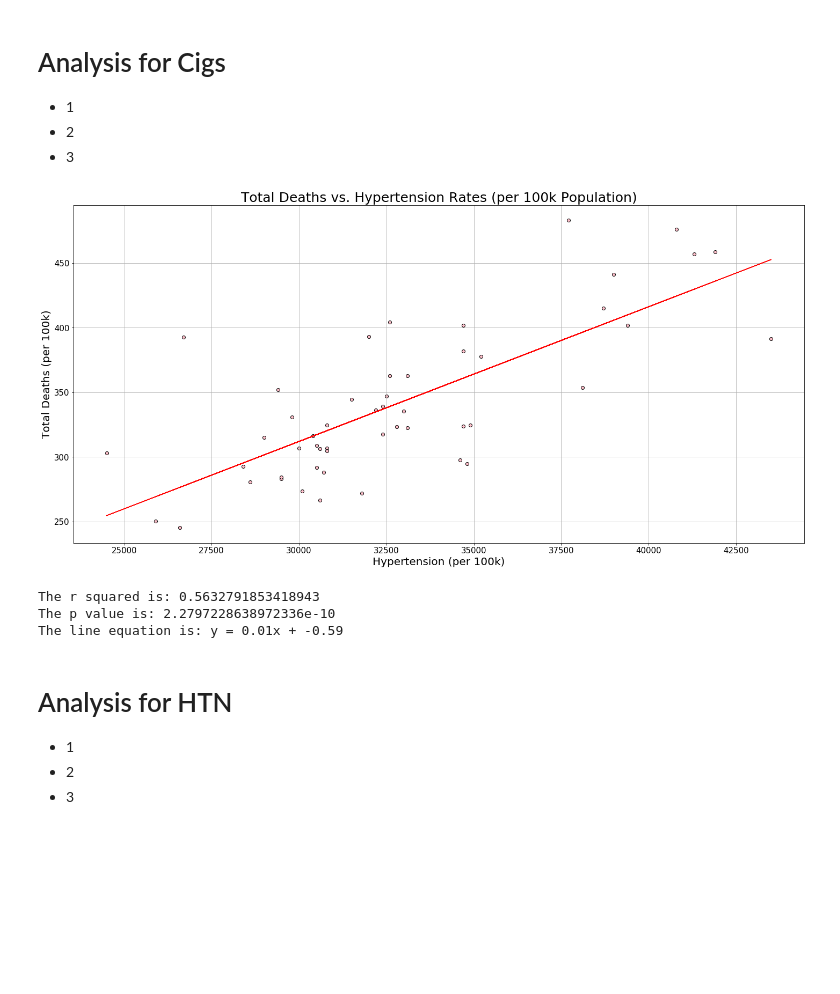
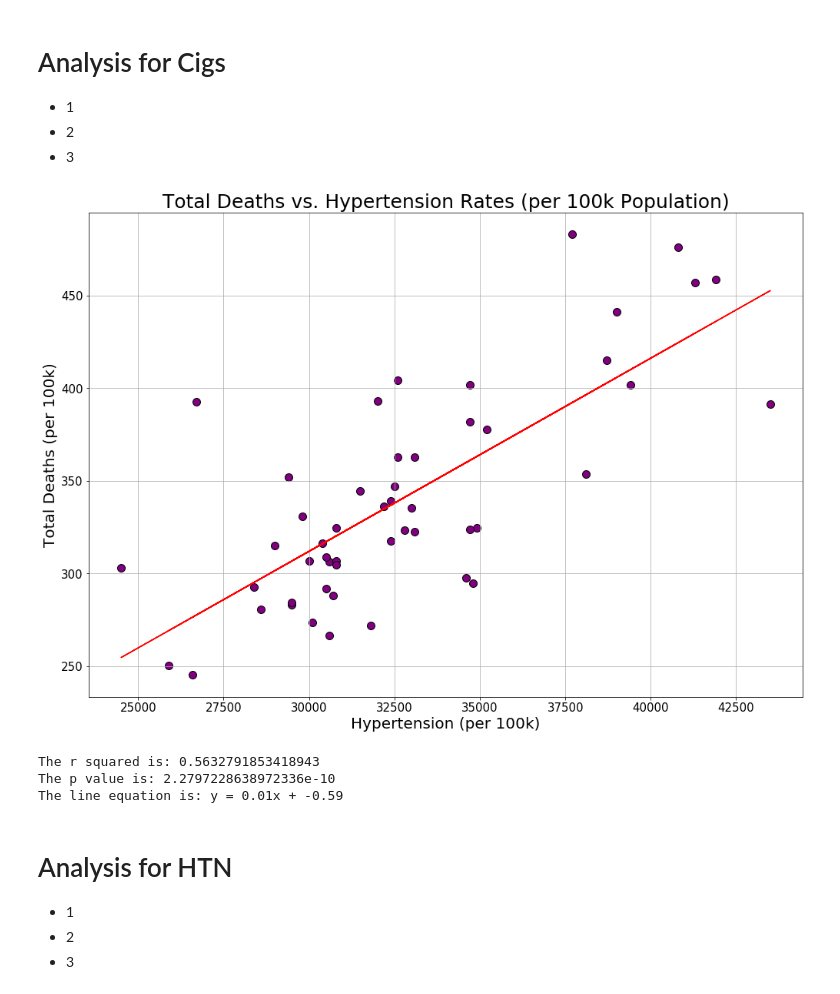
Before and after one commit to ASooklall/project-1-cvd, a Jupyter notebook: project-1-team-6.ipynb, the cells around one changed output. Drawn from its saved outputs; the diff is of its cells as text; code cells hidden in the pictures; blank space fills up the shorter version.

```diff
--- a/project-1-team-6.ipynb
+++ b/project-1-team-6.ipynb
@@ -103,33 +103,33 @@ The line equation is: y = 0.01x + 152.63
 # %%
 #linear regression
 x_values_htn = base_df['Hypertension']
 y_values_htn = base_df['Total Deaths']
 (htn_slope, htn_intercept, htn_rvalue, htn_pvalue, htn_stderr) = linregress(x_values_htn, y_values_htn)
 regress_values_htn = x_values_htn * htn_slope + htn_intercept
 line_eq_htn = "y = " + str(round(htn_slope,2)) + "x + " + str(round(htn_intercept,2))
 
 # total deaths vs hypertension
-plt.figure(figsize=(20,10))
-deaths_vs_htn = plt.scatter(base_df['Hypertension'],base_df['Total Deaths'],marker='o',c='pink',edgecolor='black')
+plt.figure(figsize=(14,10))
+deaths_vs_htn = plt.scatter(base_df['Hypertension'],base_df['Total Deaths'],marker='o',c='Purple',edgecolor='black',s=100)
 plt.plot(x_values_htn,regress_values_htn,"r-")
 plt.grid()
 plt.title('Total Deaths vs. Hypertension Rates (per 100k Population)',size=25)
 plt.xlabel('Hypertension (per 100k)',size=20)
 plt.ylabel("Total Deaths (per 100k)",size=20)
 plt.xticks(size=15)
 plt.yticks(size=15)
 plt.tight_layout(pad=1)
 
 plt.savefig('CVD_plots/deaths_v_htn.png')
 plt.show()
 
 
 #r2
 print(f'The r squared is: {htn_rvalue**2}')
 print(f'The p value is: {htn_pvalue}')
 print(f'The line equation is: {line_eq_htn}')
 # %% [output]
-[figure, old version]
+[figure, new version]
 The r squared is: 0.5632791853418943
 The p value is: 2.2797228638972336e-10
 The line equation is: y = 0.01x + -0.59
```
Also changed, not shown: parts of 4 cells of this notebook, 5 other files.
